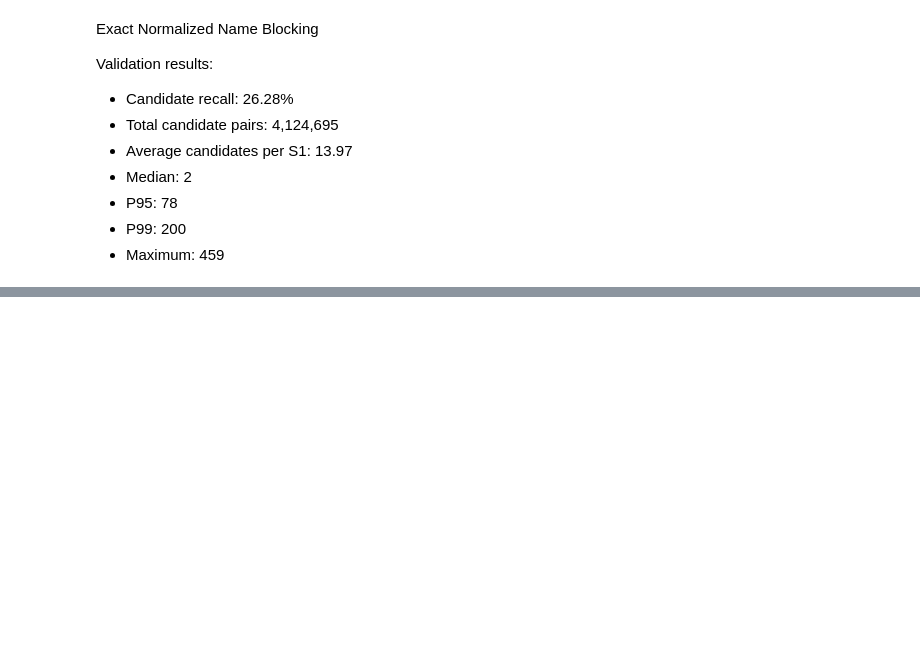
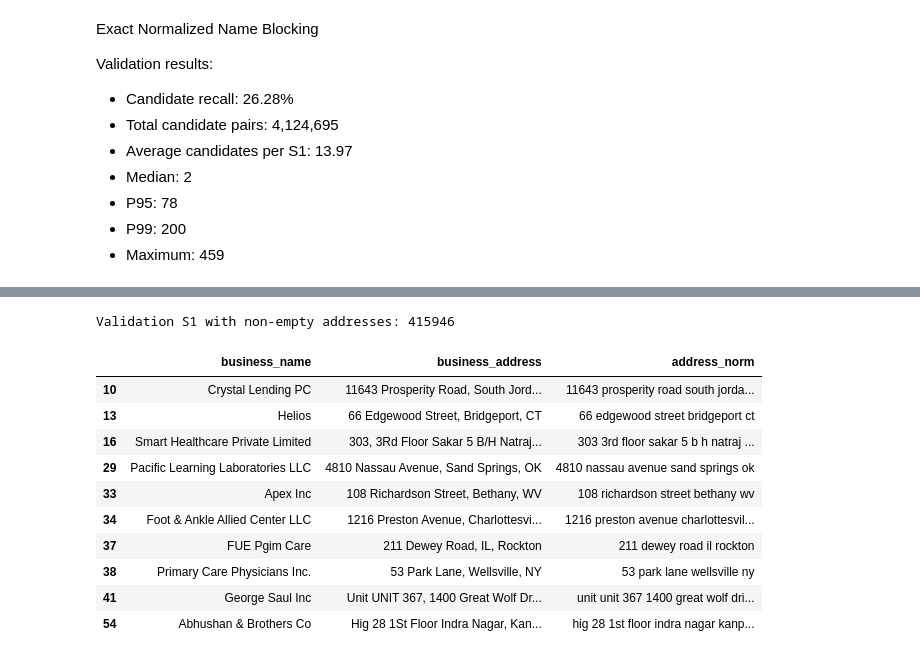
Before and after one commit to Akshu121796/amazon-ml-challenge-2026, a Jupyter notebook: notebooks/blocking.ipynb, the cells around one changed output, grey strips where cells are left out. Cells and saved outputs as stored; diff of their text form; code cells hidden in the pictures; blank space fills up the shorter version.

```diff
--- a/notebooks/blocking.ipynb
+++ b/notebooks/blocking.ipynb
@@ -1505,0 +2110,42 @@ print(
+# %%
+def normalize_address(value):
+    if pd.isna(value):
+        return ""
+
+    value = str(value)
+
+    value = unicodedata.normalize("NFKC", value)
+    value = value.lower()
+
+    value = re.sub(r"[^\w\s]", " ", value)
+
+    value = re.sub(r"\s+", " ", value).strip()
+
+    return value
+# %%
+s1_val["address_norm"] = (
+    s1_val["business_address"]
+    .map(normalize_address)
+)
+
+print(
+    "Validation S1 with non-empty addresses:",
+    (s1_val["address_norm"] != "").sum()
+)
+
+s1_val[
+    ["business_name", "business_address", "address_norm"]
+].head(10)
+# %% [output]
+Validation S1 with non-empty addresses: 415946
+|  | business_name | business_address | address_norm |
+| 10 | Crystal Lending PC | 11643 Prosperity Road, South Jord... | 11643 prosperity road south jorda... |
+| 13 | Helios | 66 Edgewood Street, Bridgeport, CT | 66 edgewood street bridgeport ct |
+| 16 | Smart Healthcare Private Limited | 303, 3Rd Floor Sakar 5 B/H Natraj... | 303 3rd floor sakar 5 b h natraj ... |
+| 29 | Pacific Learning Laboratories LLC | 4810 Nassau Avenue, Sand Springs, OK | 4810 nassau avenue sand springs ok |
+| 33 | Apex Inc | 108 Richardson Street, Bethany, WV | 108 richardson street bethany wv |
+| 34 | Foot & Ankle Allied Center LLC | 1216 Preston Avenue, Charlottesvi... | 1216 preston avenue charlottesvil... |
+| 37 | FUE Pgim Care | 211 Dewey Road, IL, Rockton | 211 dewey road il rockton |
+| 38 | Primary Care Physicians Inc. | 53 Park Lane, Wellsville, NY | 53 park lane wellsville ny |
+| 41 | George Saul Inc | Unit UNIT 367, 1400 Great Wolf Dr... | unit unit 367 1400 great wolf dri... |
+| 54 | Abhushan & Brothers Co | Hig 28 1St Floor Indra Nagar, Kan... | hig 28 1st floor indra nagar kanp... |
```
Also changed, not shown: parts of 65 cells of this notebook.
